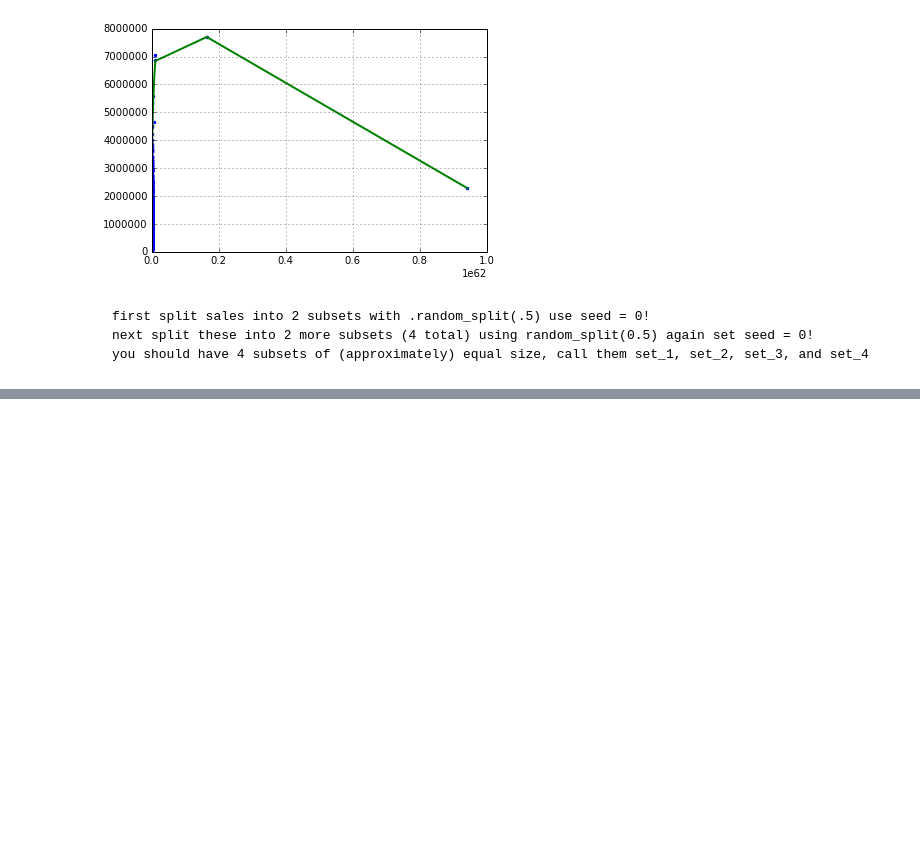
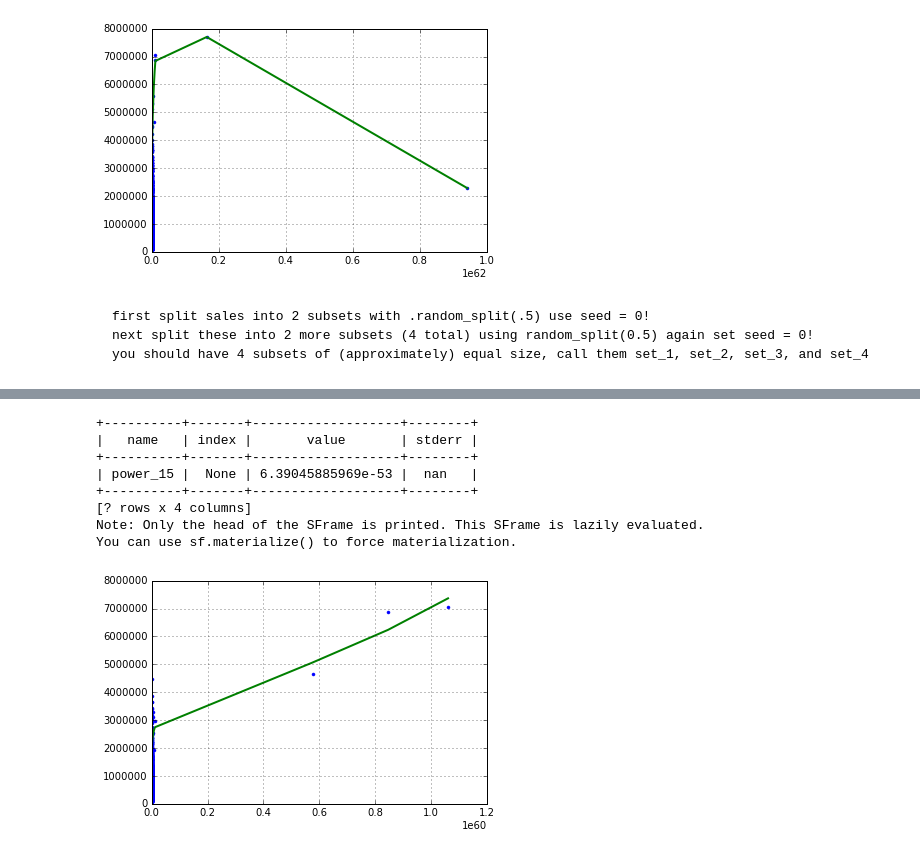
Before and after one commit to atulsingh0/MachineLearning, a Jupyter notebook: ML_UoW/Course01_Regression/Week03_Assesing_Performance_Assignment.ipynb, the cells around one changed output, grey strips where cells are left out. Cells and saved outputs as stored; diff of their text form; code cells hidden in the pictures; blank space fills up the shorter version.

```diff
--- a/ML_UoW/Course01_Regression/Week03_Assesing_Performance_Assignment.ipynb
+++ b/ML_UoW/Course01_Regression/Week03_Assesing_Performance_Assignment.ipynb
@@ -160,13 +171,26 @@ model15_set_2.get('coefficients')
 # %%
 poly15_set_3 = polynomial_sframe(set_3['sqft_living'], 15)
+poly15_set_3_names = poly15_set_3.column_names()
 poly15_set_3['price'] = set_3['price']
 
-model15_set_3 = gl.linear_regression.create(poly15_set_3, target = 'price', features = ['power_15'], validation_set = None, verbose=False)
+model15_set_3 = gl.linear_regression.create(poly15_set_3, target = 'price', features = poly15_set_3_names,
+                                            validation_set = None, verbose=False)
 
 plt.plot(poly15_set_3['power_15'], poly15_set_3['price'], '.',
         poly15_set_3['power_15'], model15_set_3.predict(poly15_set_3), '-', linewidth=2)
 plt.grid(True)
 
-model15_set_3.get('coefficients')
+coeff=model15_set_3.get('coefficients')
+print(coeff[coeff['name']=='power_15'])
+# %% [output]
++----------+-------+-------------------+--------+
+|   name   | index |       value       | stderr |
++----------+-------+-------------------+--------+
+| power_15 |  None | 6.39045885969e-53 |  nan   |
++----------+-------+-------------------+--------+
+[? rows x 4 columns]
+Note: Only the head of the SFrame is printed. This SFrame is lazily evaluated.
+You can use sf.materialize() to force materialization.
+[figure, added]
 # %%
 poly15_set_4 = polynomial_sframe(set_4['sqft_living'], 15)
```
Also changed, not shown: parts of 15 cells of this notebook, 4 other files.
